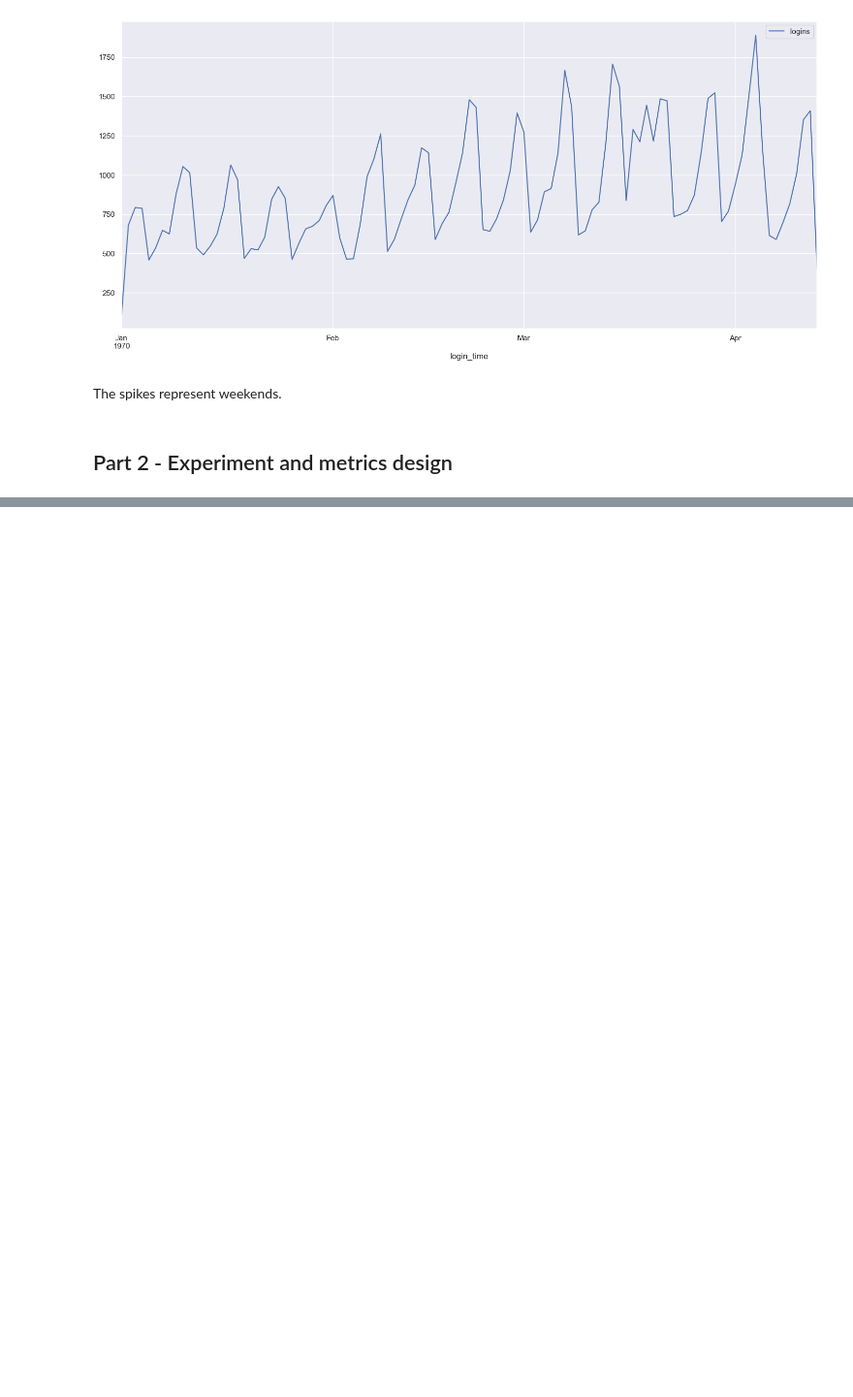
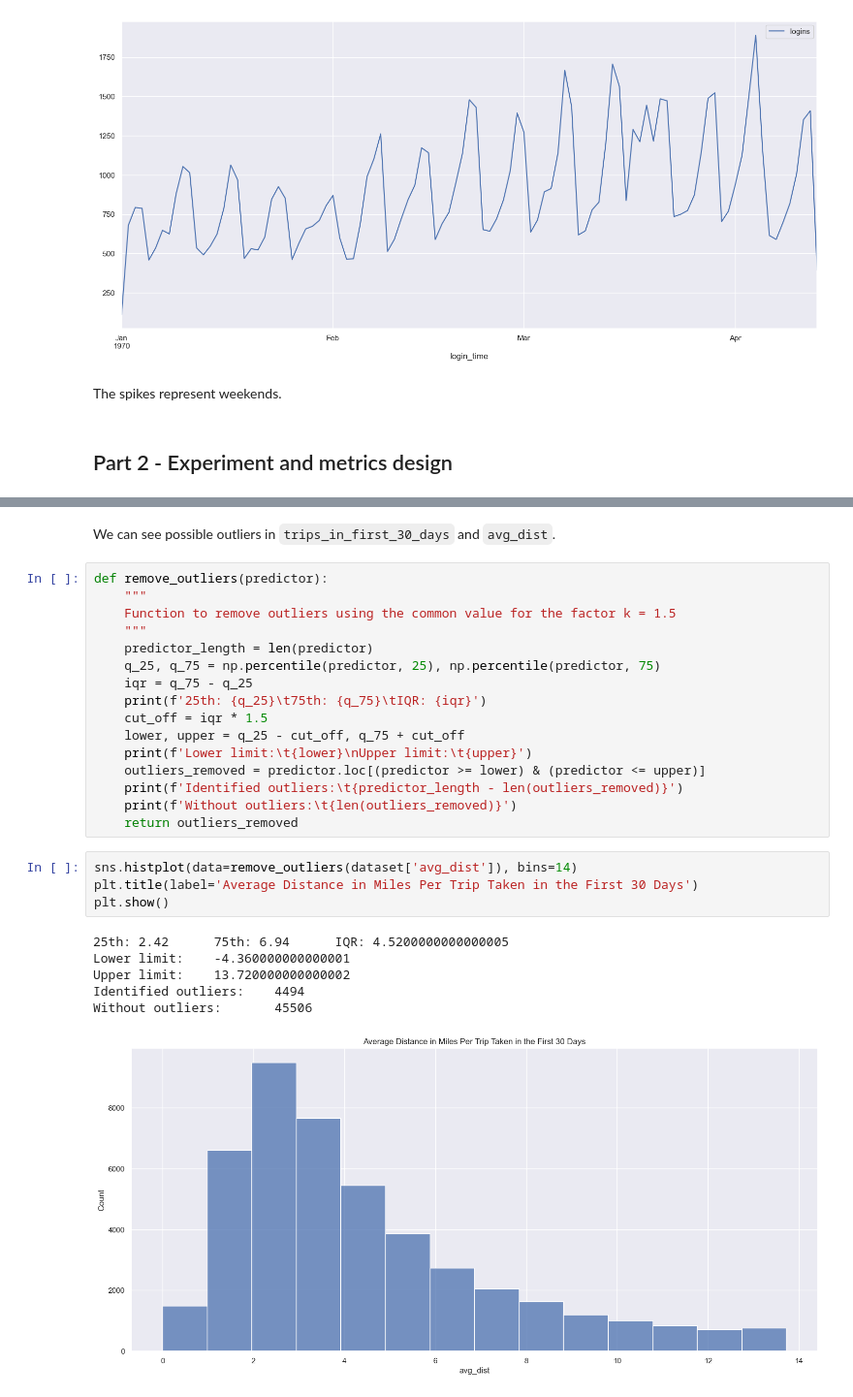
Before and after one commit to rcepedaraza/ultimate-technologies-take-home-challenge, a Jupyter notebook: data-analysis-interview-challenge.ipynb, the cells around one changed output, grey strips where cells are left out. Shown at 97% size. Cells and saved outputs as stored; diff of their text form; blank space fills up the shorter version.

```diff
--- a/data-analysis-interview-challenge.ipynb
+++ b/data-analysis-interview-challenge.ipynb
@@ -205,0 +321,29 @@ If we get to reject the Ho, we can say that reimbursing toll costs is making dri
+# %% [markdown]
+We can see possible outliers in `trips_in_first_30_days` and `avg_dist`.
+# %%
+def remove_outliers(predictor):
+    """
+    Function to remove outliers using the common value for the factor k = 1.5
+    """
+    predictor_length = len(predictor)
+    q_25, q_75 = np.percentile(predictor, 25), np.percentile(predictor, 75)
+    iqr = q_75 - q_25
+    print(f'25th: {q_25}\t75th: {q_75}\tIQR: {iqr}')
+    cut_off = iqr * 1.5
+    lower, upper = q_25 - cut_off, q_75 + cut_off
+    print(f'Lower limit:\t{lower}\nUpper limit:\t{upper}')
+    outliers_removed = predictor.loc[(predictor >= lower) & (predictor <= upper)]
+    print(f'Identified outliers:\t{predictor_length - len(outliers_removed)}')
+    print(f'Without outliers:\t{len(outliers_removed)}')
+    return outliers_removed
+# %%
+sns.histplot(data=remove_outliers(dataset['avg_dist']), bins=14)
+plt.title(label='Average Distance in Miles Per Trip Taken in the First 30 Days')
+plt.show()
+# %% [output]
+25th: 2.42      75th: 6.94      IQR: 4.5200000000000005
+Lower limit:    -4.360000000000001
+Upper limit:    13.720000000000002
+Identified outliers:    4494
+Without outliers:       45506
+[figure, added]
```
Also changed, not shown: parts of 44 cells of this notebook.
